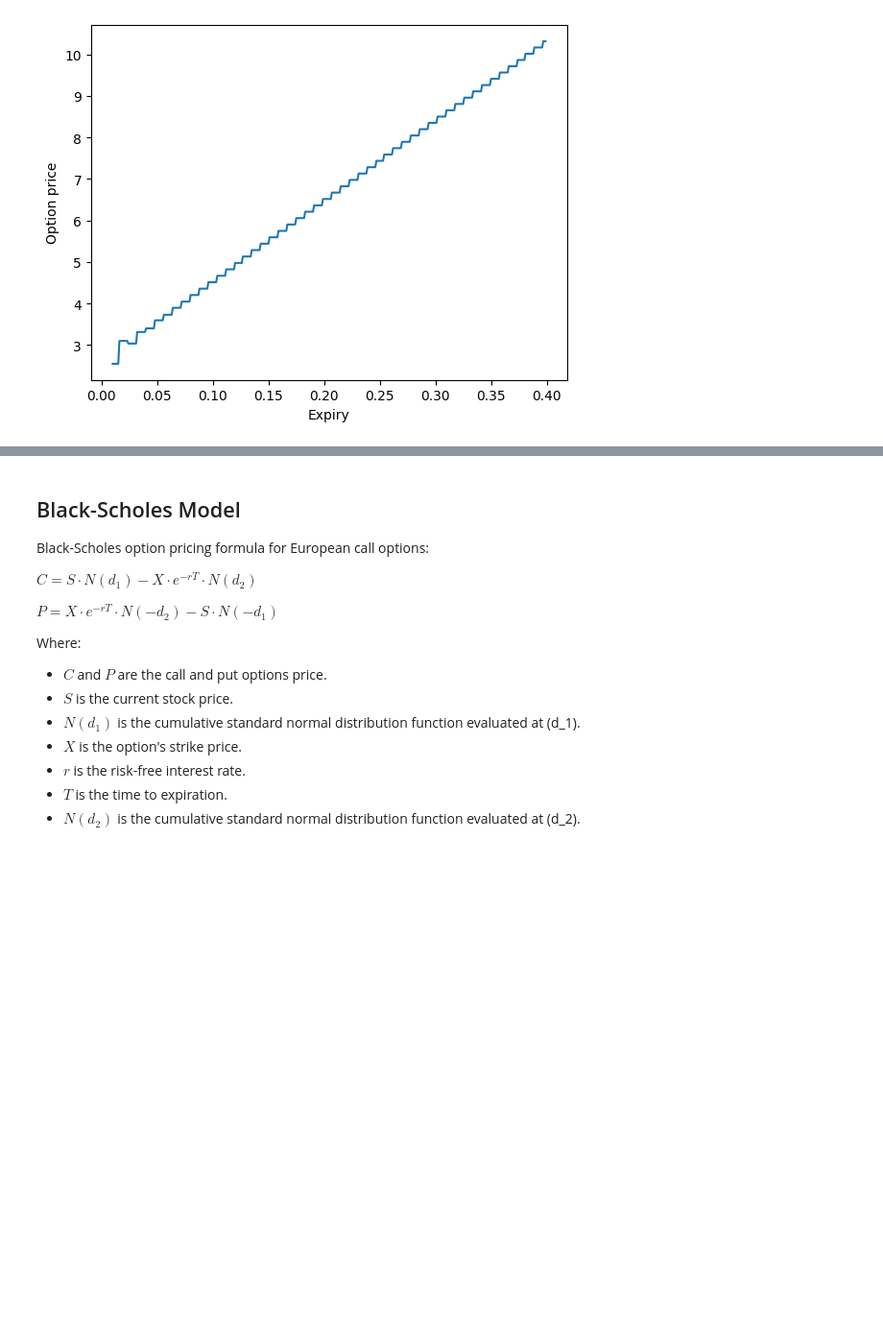
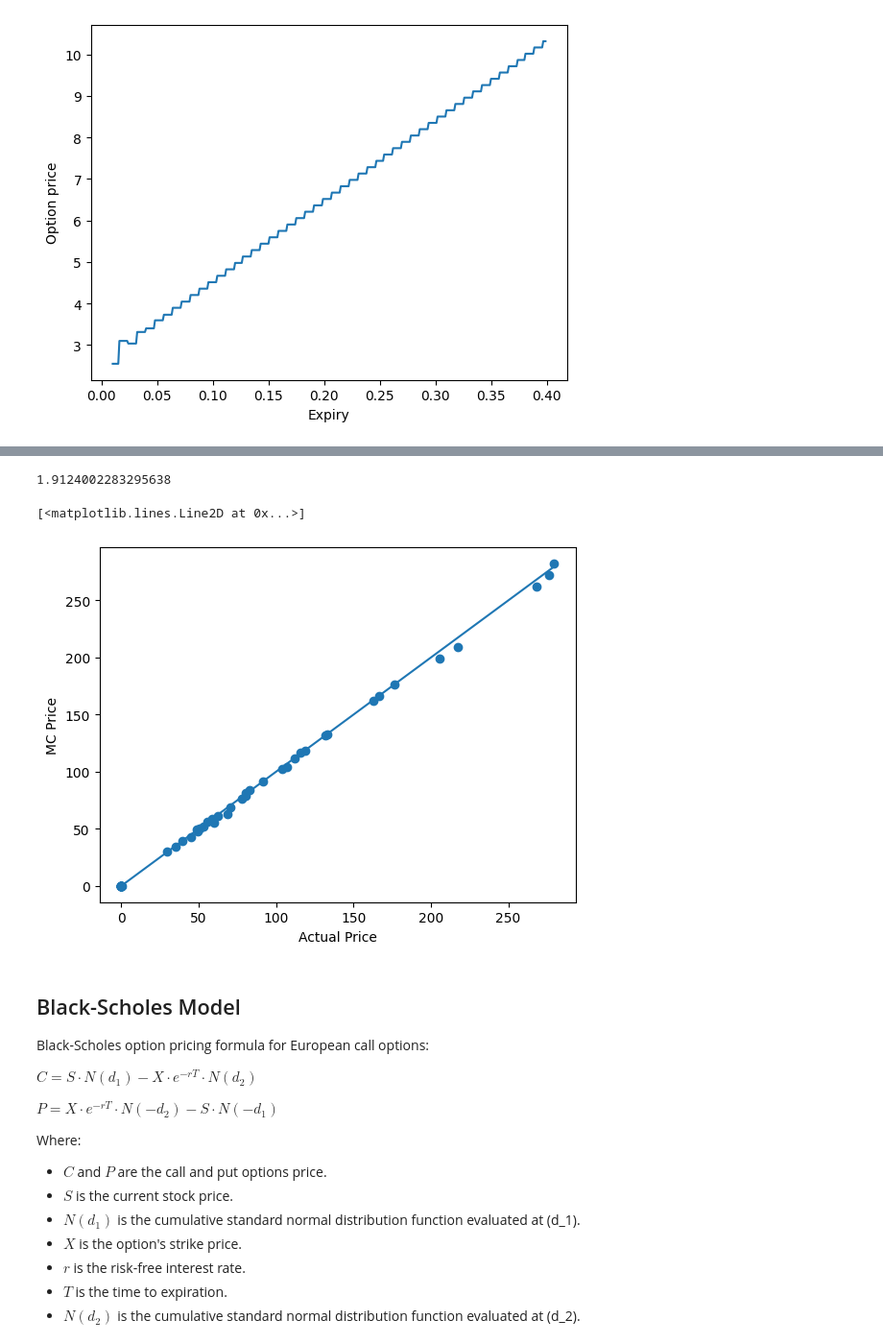
Before and after one commit to ansingh16/derivative_pricing, a Jupyter notebook: Code/Pricing.ipynb, the cells around one changed output, grey strips where cells are left out. Shown: that part at 96% size. Cells and saved outputs as stored; diff of their text form; code cells hidden in the pictures; blank space fills up the shorter version.

```diff
--- a/Code/Pricing.ipynb
+++ b/Code/Pricing.ipynb
@@ -176,3 +290,21 @@ plt.show()
+# %%
+rmse = np.sqrt(np.mean((np.array(mc_price)-np.array(op_price))**2))
+print(rmse)
+# %% [output]
+1.9124002283295638
+# %%
+fig,ax = plt.subplots(1,1)
+ax.set_xlabel(r'Actual Price')
+ax.set_ylabel(r'MC Price')
+#ax.plot()
+#ax.set_xlim()
+#ax.set_ylim()
+
+ax.scatter(op_price,mc_price)
+ax.plot([min(op_price),max(op_price)],[min(op_price),max(op_price)])
+# %% [output]
+[<matplotlib.lines.Line2D at 0x...>]
+[figure, added]
 # %% [markdown]
 ## Black-Scholes Model
 
```
Also changed, not shown: parts of 10 cells of this notebook, 1 other file.
